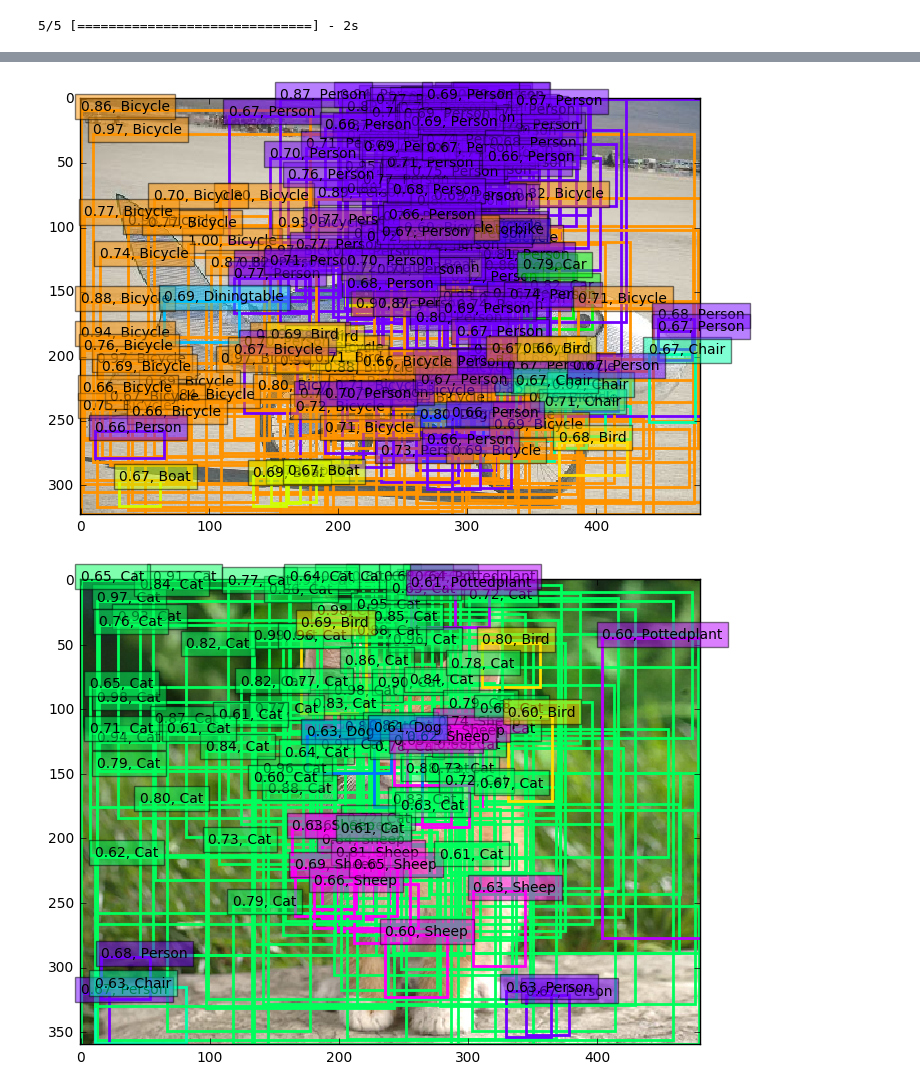
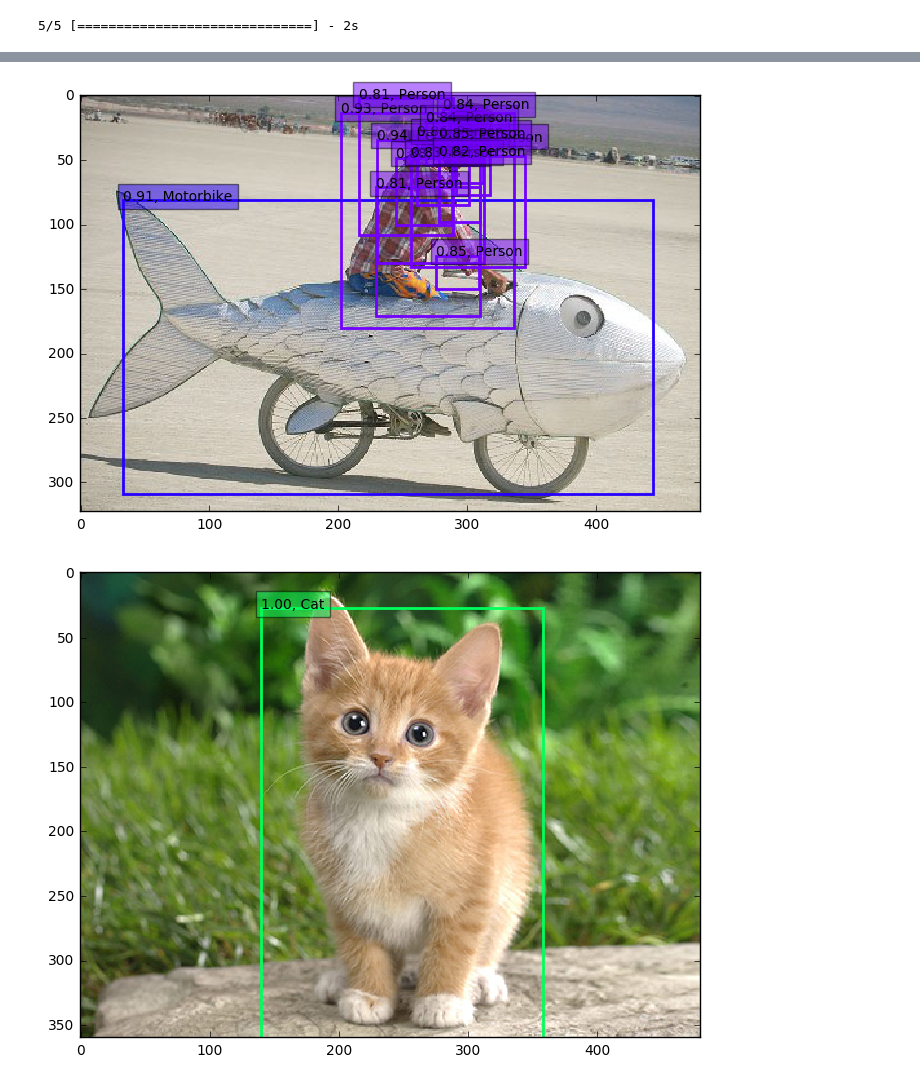
Before and after one commit to oarriaga/SSD-keras, a Jupyter notebook: wtf/SSD.ipynb, the cells around one changed output, grey strips where cells are left out. Drawn from its saved outputs; the diff is of its cells as text; code cells hidden in the pictures.

Commit message:
Finished visualuzation script

```diff
--- a/wtf/SSD.ipynb
+++ b/wtf/SSD.ipynb
@@ -88,35 +88,35 @@ for i, img in enumerate(images):
     det_ymax = results[i][:, 5]
 
     # Get detections with confidence higher than 0.6.
-    top_indices = [i for i, conf in enumerate(det_conf) if conf >= 0.6]
+    top_indices = [i for i, conf in enumerate(det_conf) if conf >= 0.8]
 
     top_conf = det_conf[top_indices]
     top_label_indices = det_label[top_indices].tolist()
     top_xmin = det_xmin[top_indices]
     top_ymin = det_ymin[top_indices]
     top_xmax = det_xmax[top_indices]
     top_ymax = det_ymax[top_indices]
 
     colors = plt.cm.hsv(np.linspace(0, 1, 21)).tolist()
 
     plt.imshow(img / 255.)
     currentAxis = plt.gca()
 
     for i in range(top_conf.shape[0]):
         xmin = int(round(top_xmin[i] * img.shape[1]))
         ymin = int(round(top_ymin[i] * img.shape[0]))
         xmax = int(round(top_xmax[i] * img.shape[1]))
         ymax = int(round(top_ymax[i] * img.shape[0]))
         score = top_conf[i]
         label = int(top_label_indices[i])
         label_name = voc_classes[label - 1]
         display_txt = '{:0.2f}, {}'.format(score, label_name)
         coords = (xmin, ymin), xmax-xmin+1, ymax-ymin+1
         color = colors[label]
         currentAxis.add_patch(plt.Rectangle(*coords, fill=False, edgecolor=color, linewidth=2))
         currentAxis.text(xmin, ymin, display_txt, bbox={'facecolor':color, 'alpha':0.5})
 
     plt.show()
 # %% [output]
-[figure, old version]
+[figure, new version]
-[figure, old version]
+[figure, new version]
```
Also changed, not shown: parts of 2 cells of this notebook, 7 other files.
